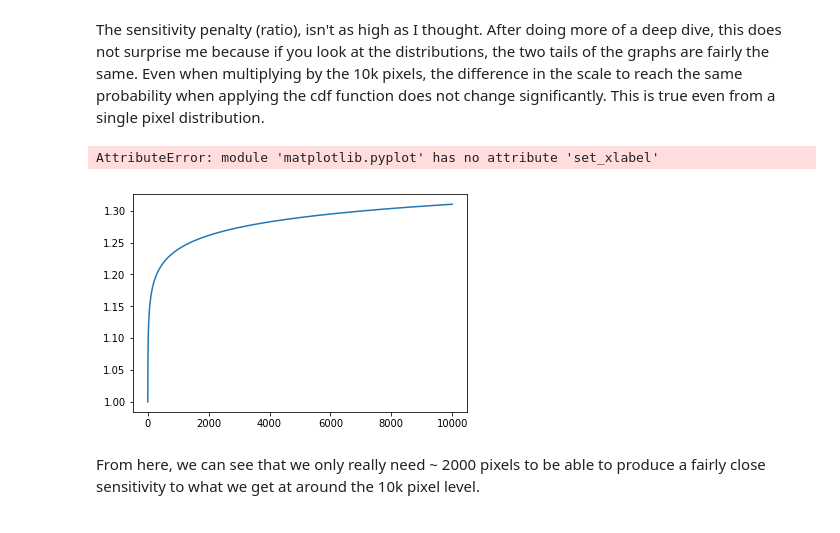
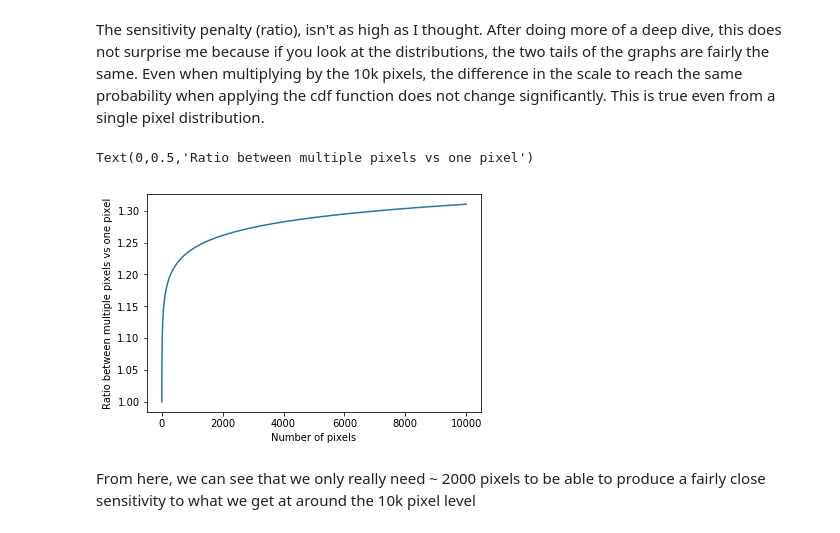
Before and after one commit to MikePhen12/Phys_434_portfolio, a Jupyter notebook: Lab_2.ipynb, the cells around one changed output. Cells and saved outputs as stored; diff of their text form; code cells hidden in the pictures.

```diff
--- a/Lab_2.ipynb
+++ b/Lab_2.ipynb
@@ -500,18 +500,18 @@ The sensitivity penalty (ratio), isn't as high as I thought. After doing more of
 # %%
 x = []
 data = []
 
 prob_5_sig = 1/(3.5e6)
 one_pix = stats.norm.ppf(1-prob_5_sig, mu, sigma)
 for i in range(1, 10000):
     x.append(i)
     tenk_pix = stats.norm.ppf(1-prob_5_sig/i, mu, sigma)
     data.append(tenk_pix / one_pix)
 plt.plot(x, data)
-plt.set_xlabel('Number of pixels')
-plt.set_ylabel('Ratio between multiple pixels vs one pixel')
+plt.xlabel('Number of pixels')
+plt.ylabel('Ratio between multiple pixels vs one pixel')
 # %% [output]
-AttributeError: module 'matplotlib.pyplot' has no attribute 'set_xlabel'
+Text(0,0.5,'Ratio between multiple pixels vs one pixel')
-[figure, old version]
+[figure, new version]
 # %% [markdown]
-From here, we can see that we only really need ~ 2000 pixels to be able to produce a fairly close sensitivity to what we get at around the 10k pixel level.
+From here, we can see that we only really need ~ 2000 pixels to be able to produce a fairly close sensitivity to what we get at around the 10k pixel level
```
